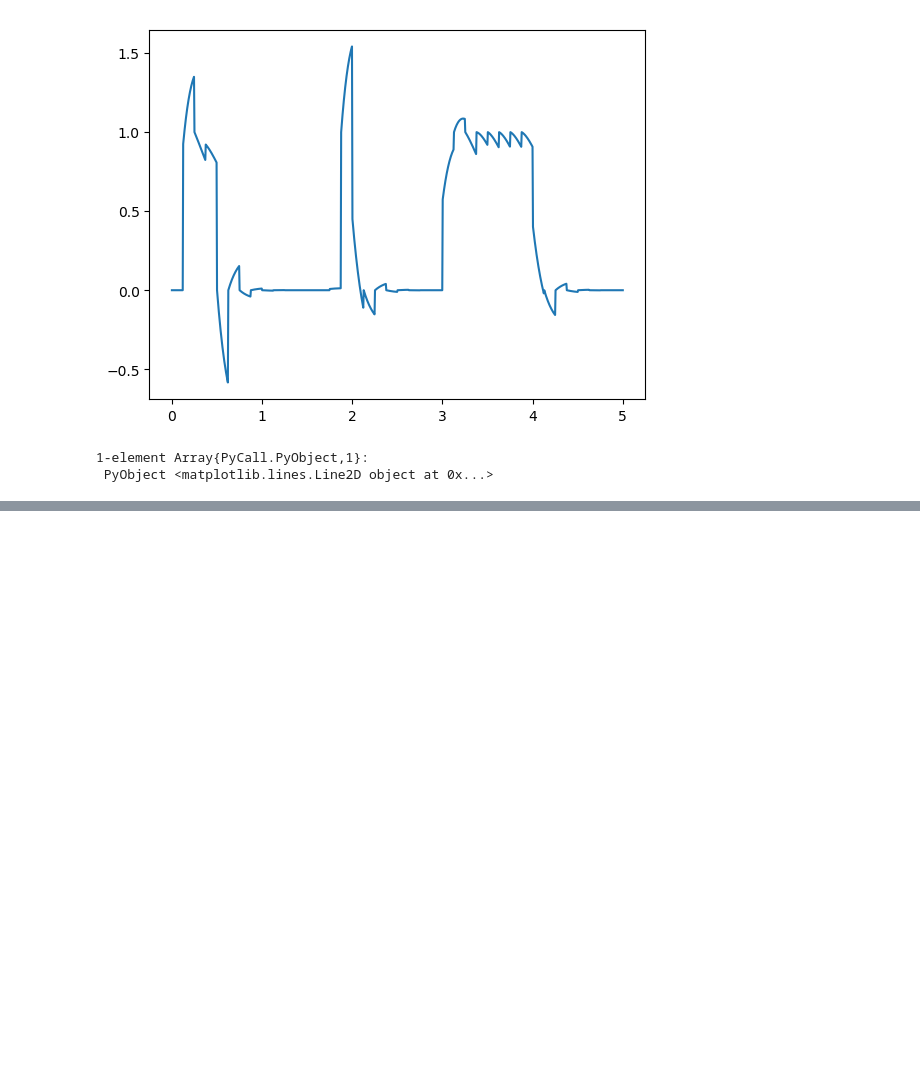
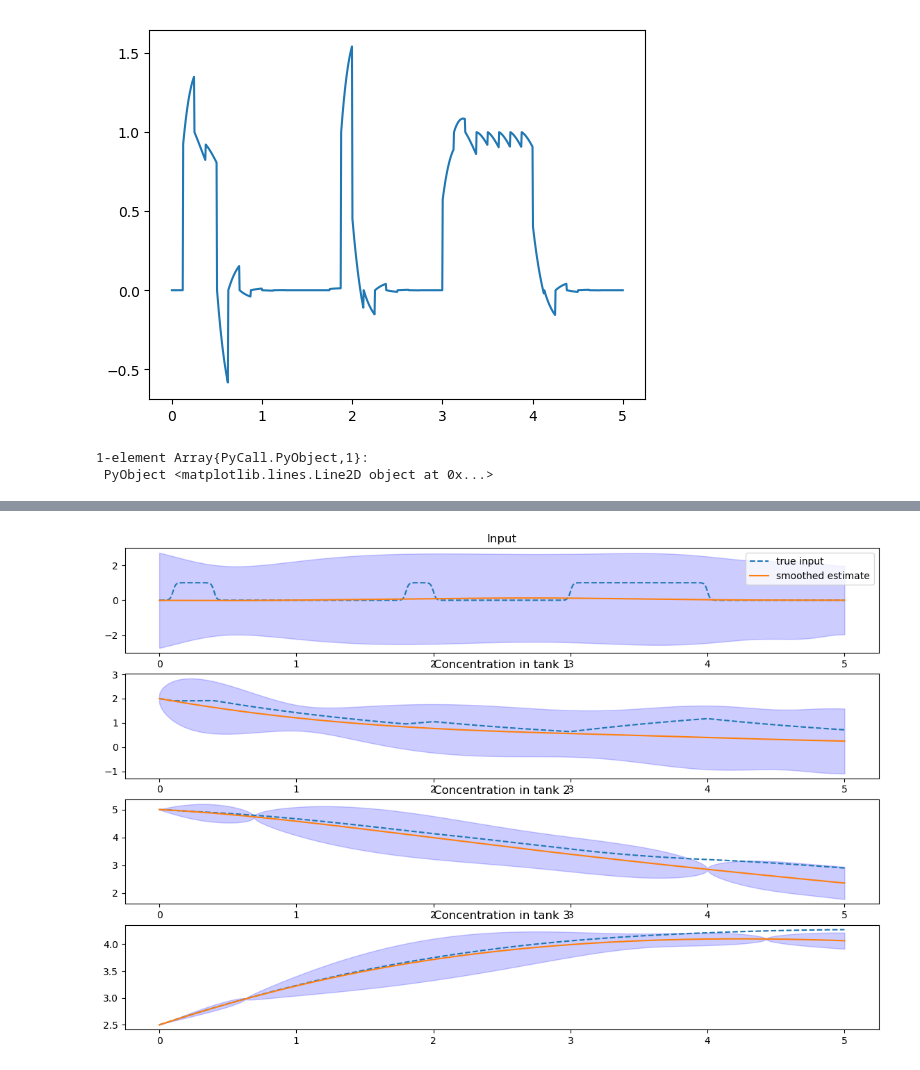
Before and after one commit to wilocw/StateSpace.jl, a Jupyter notebook: notebooks/Cascading Latent Force Model.ipynb, the cells around one changed output, grey strips where cells are left out. Cells and saved outputs as stored; diff of their text form; code cells hidden in the pictures; blank space fills up the shorter version.

```diff
--- a/notebooks/Cascading Latent Force Model.ipynb
+++ b/notebooks/Cascading Latent Force Model.ipynb
@@ -360,0 +427,36 @@ a₁, a₂, a₃ = -1./2., -1./4., -1./6.
+# %%
+smooth = smoother(𝐅, 𝑸)
+𝐟ˢ, 𝐏ˢ = copy(𝐟ᵃ), copy(𝐏ᵃ)
+
+for k = nₜ-1:-1:1
+    𝐟ˢ[k], 𝐏ˢ[k] = smooth(𝐟ˢ[k],𝐟ˢ[k+1],𝐏ˢ[k],𝐏ˢ[k+1])
+end
+# %%
+figure(figsize=(14,9))
+
+subplot(411)
+plot(𝐭, 𝑢(𝐭), "--")
+plot(𝐭, [f[1] for f ∈ 𝐟ˢ],"-")
+fill_between(𝐭,
+             [f[1] - 1.96*√σ[1] for (f,σ) ∈ zip(𝐟ˢ, 𝐏ˢ)],
+             [f[1] + 1.96*√σ[1] for (f,σ) ∈ zip(𝐟ˢ, 𝐏ˢ)],
+             color="b", alpha=0.2)
+legend(labels=["true input","smoothed estimate"])
+title("Input")
+
+for i ∈ 1:3
+    subplot(411+i)
+    plot(𝐭, [f[i] for f ∈ 𝒇ₜ],"--")
+
+    plot(𝐭, [f[i+2] for f ∈ 𝐟ˢ],"-")
+    fill_between(𝐭,
+                 [f[i+2] - 1.96*√abs(σ[i+2]) for (f,σ) ∈ zip(𝐟ˢ, 𝐏ˢ)],
+                 [f[i+2] + 1.96*√abs(σ[i+2]) for (f,σ) ∈ zip(𝐟ˢ, 𝐏ˢ)],
+                 color="b", alpha=0.2)
+
+    #ylim(-1.1, 5.1)
+    title(@sprintf("Concentration in tank %d", i))
+    #i == 1 ? legend(labels=["no input","with input"]) : nothing
+end
+# %% [output]
+[figure, added]
```
Also changed, not shown: parts of 10 cells of this notebook.
